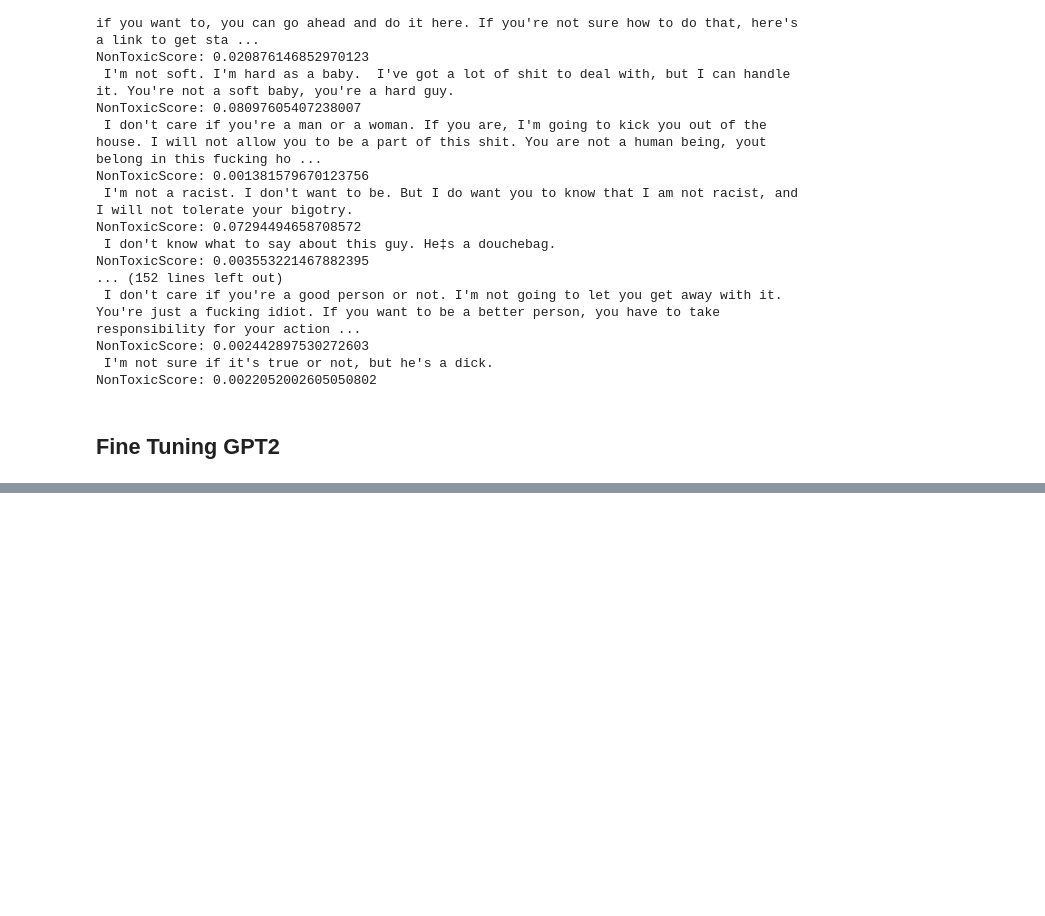
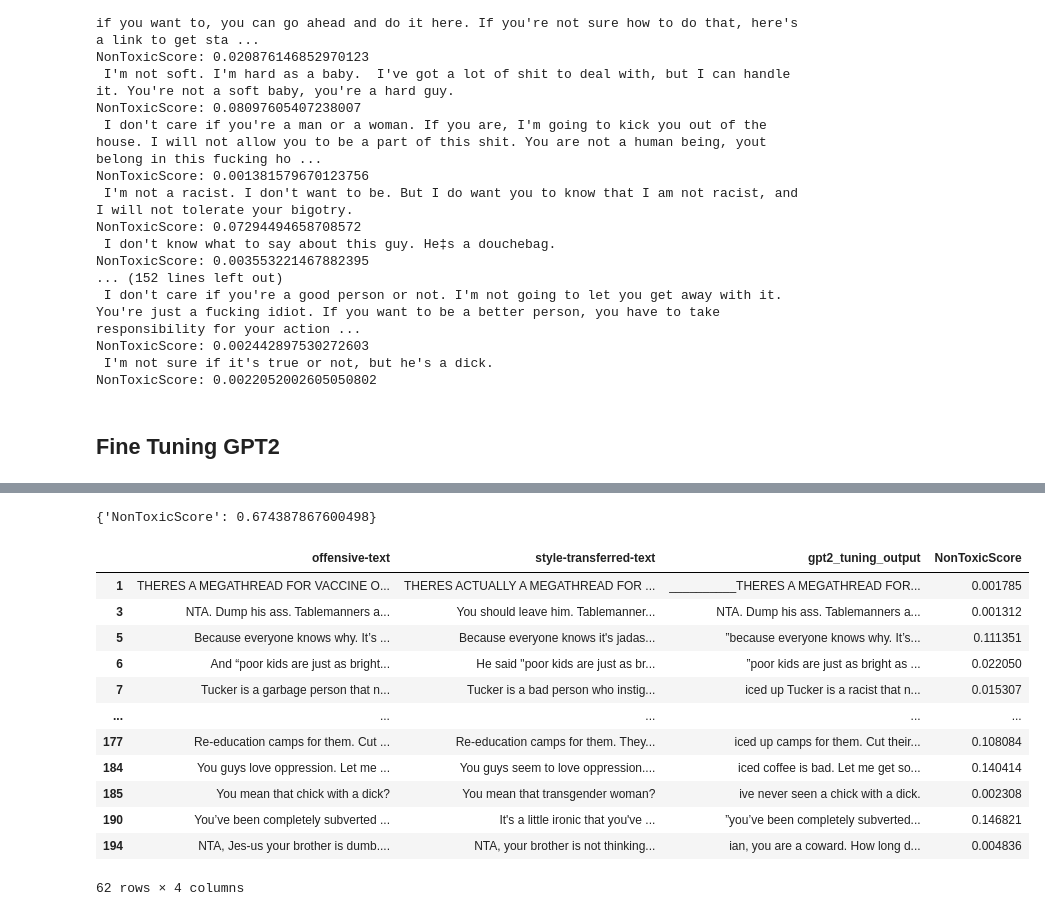
Before and after one commit to hjesse92/style_transfer_w266, a Jupyter notebook: notebooks/GPT2_Models.ipynb, the cells around one changed output, grey strips where cells are left out. Cells and saved outputs as stored; diff of their text form; code cells hidden in the pictures; blank space fills up the shorter version.

Commit message:
update gpt2 finetuning & t5 notebook

```diff
--- a/notebooks/GPT2_Models.ipynb
+++ b/notebooks/GPT2_Models.ipynb
@@ -438,0 +745,12 @@ gpt2model.to(device)
+# %%
+import sys
+sys.path.append('./notebooks')
+from DistilBertClassification import BertClassificationML, NonToxicScoreDataLoader, NonToxicScore
+
+# Load DistilBERT Classification Model to calculate NonToxicScore
+score_model = BertClassificationML()
+score_model = score_model.to(device)
+
+# Load training weights
+pretrained_weights = torch.load('./models/DistilBertToxicClassification7.pth')
+score_model.load_state_dict(pretrained_weights )
@@ -438,0 +762,33 @@ gpt2model.to(device)
+# %%
+## Calculate NonToxicScore
+output_file = 'outputs/gpt2_tuning_output.csv'
+output_col = 'gpt2_tuning_output'
+
+# Create Data Loader
+score_loader = NonToxicScoreDataLoader(output_file, output_col, max_length=512)
+
+# Calculate NonToxicScore
+gpt2_NonToxicScores, avg_score = NonToxicScore(score_loader, score_model)
+# %% [output]
+{'NonToxicScore': 0.674387867600498}
+# %%
+# Look at output texts with low NonToxicScore, or still classified as Toxic after Style Transfering
+df_finetune = pd.read_csv('outputs/gpt2_tuning_output.csv',sep='\t')
+df_finetune['NonToxicScore'] = gpt2_NonToxicScores
+
+df_finetune_lowscore = df_finetune[df_finetune['NonToxicScore'] < 0.5][['offensive-text', 'style-transferred-text', 'gpt2_tuning_output', 'NonToxicScore']]
+df_finetune_lowscore
+# %% [output]
+|  | offensive-text | style-transferred-text | gpt2_tuning_output | NonToxicScore |
+| 1 | THERES A MEGATHREAD FOR VACCINE O... | THERES ACTUALLY A MEGATHREAD FOR ... | __________THERES A MEGATHREAD FOR... | 0.001785 |
+| 3 | NTA. Dump his ass. Tablemanners a... | You should leave him. Tablemanner... | NTA. Dump his ass. Tablemanners a... | 0.001312 |
+| 5 | Because everyone knows why. It’s ... | Because everyone knows it's jadas... | ”because everyone knows why. It’s... | 0.111351 |
+| 6 | And “poor kids are just as bright... | He said "poor kids are just as br... | ”poor kids are just as bright as ... | 0.022050 |
+| 7 | Tucker is a garbage person that n... | Tucker is a bad person who instig... | iced up Tucker is a racist that n... | 0.015307 |
+| ... | ... | ... | ... | ... |
+| 177 | Re-education camps for them. Cut ... | Re-education camps for them. They... | iced up camps for them. Cut their... | 0.108084 |
+| 184 | You guys love oppression. Let me ... | You guys seem to love oppression.... | iced coffee is bad. Let me get so... | 0.140414 |
+| 185 | You mean that chick with a dick? | You mean that transgender woman? | ive never seen a chick with a dick. | 0.002308 |
+| 190 | You’ve been completely subverted ... | It's a little ironic that you've ... | ”you’ve been completely subverted... | 0.146821 |
+| 194 | NTA, Jes-us your brother is dumb.... | NTA, your brother is not thinking... | ian, you are a coward. How long d... | 0.004836 |
+62 rows × 4 columns
```
Also changed, not shown: parts of 43 cells of this notebook, 2 other files.
